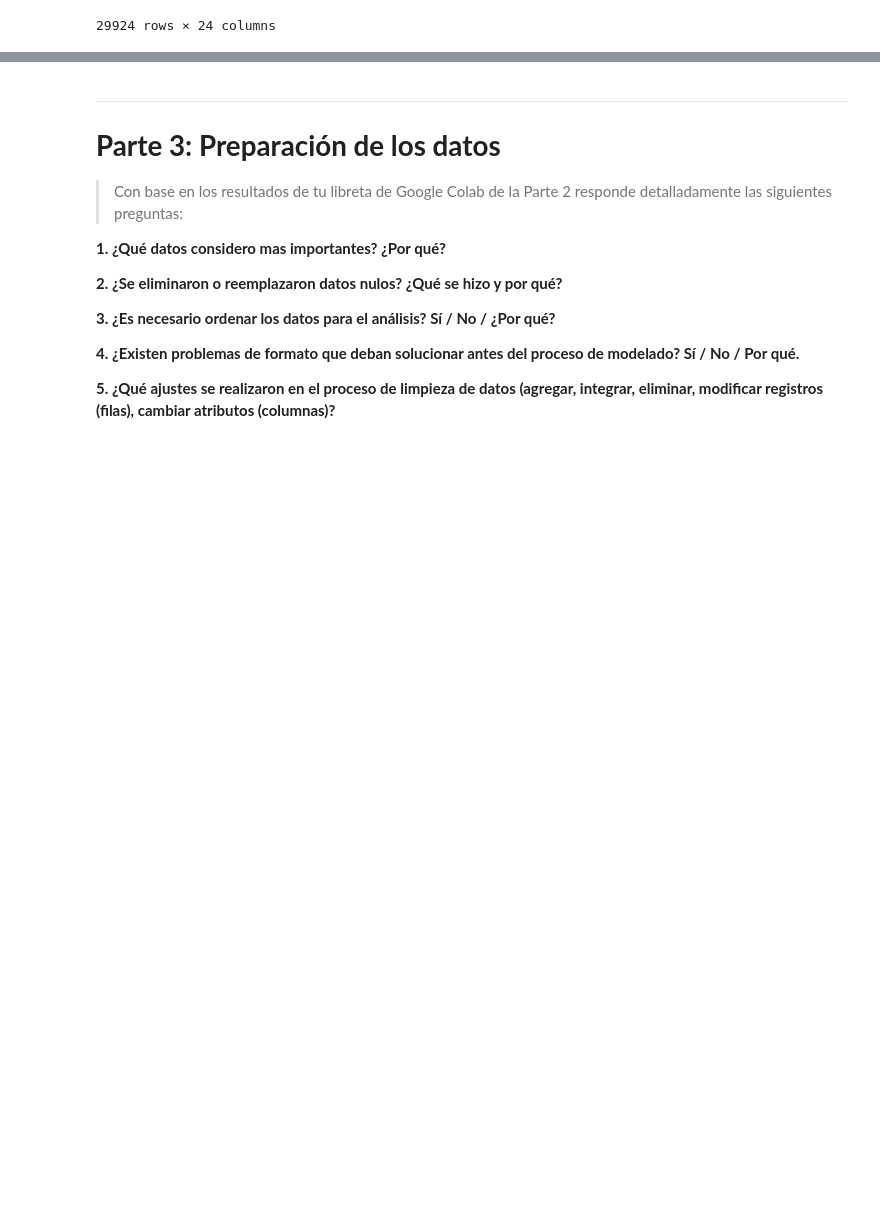
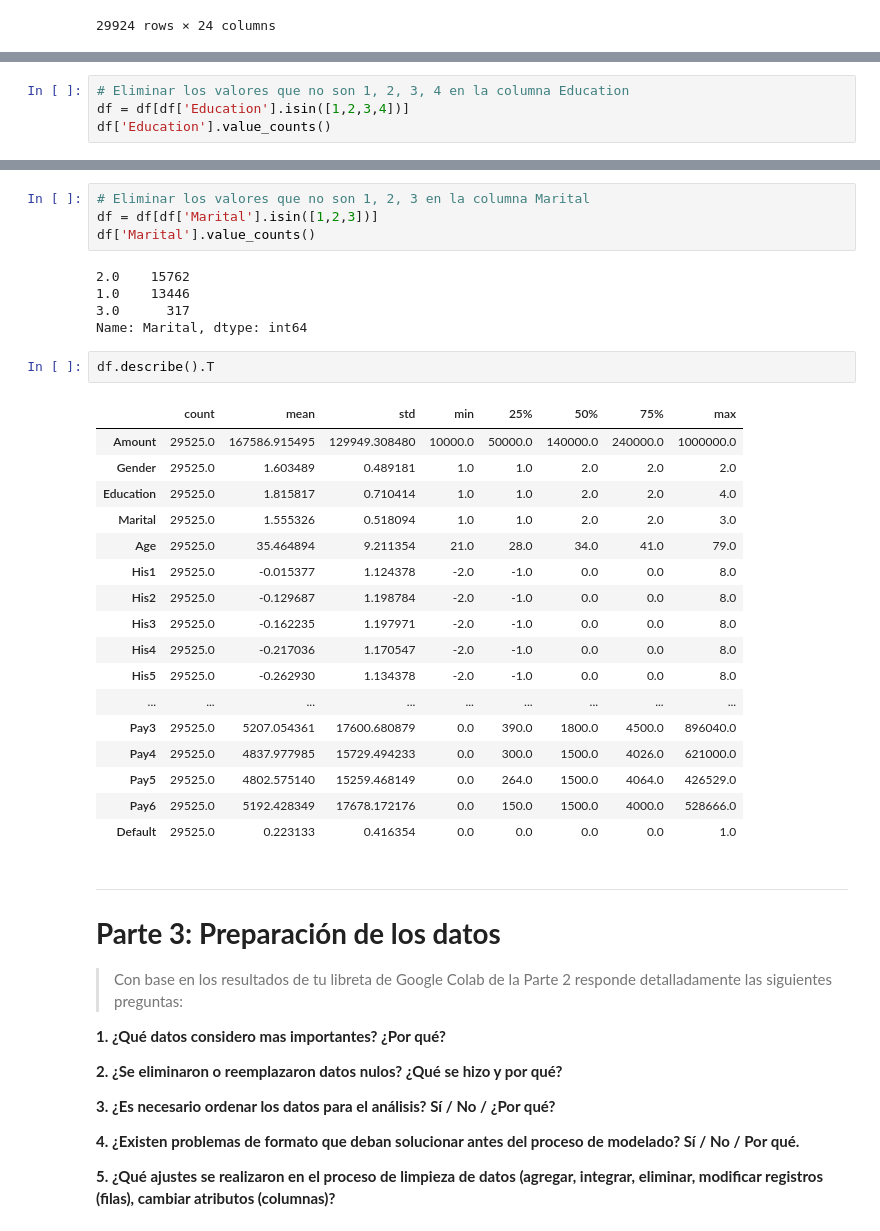
Before and after one commit to PosgradoMNA/actividades-del-projecto-equipo_104, a Jupyter notebook: Semana3_Actividad1_Equipo104.ipynb, the cells around one changed output, grey strips where cells are left out. Saved outputs shown, nothing was run; the diff lists cells and outputs as text; blank space fills up the shorter version.

```diff
--- a/Semana3_Actividad1_Equipo104.ipynb
+++ b/Semana3_Actividad1_Equipo104.ipynb
@@ -265,0 +275,4 @@ df
+# %%
+# Eliminar los valores que no son 1, 2, 3, 4 en la columna Education
+df = df[df['Education'].isin([1,2,3,4])]
+df['Education'].value_counts()
@@ -266,3 +294,32 @@ df
+# %%
+# Eliminar los valores que no son 1, 2, 3 en la columna Marital
+df = df[df['Marital'].isin([1,2,3])]
+df['Marital'].value_counts()
+# %% [output]
+2.0    15762
+1.0    13446
+3.0      317
+Name: Marital, dtype: int64
+# %%
+df.describe().T
+# %% [output]
+|  | count | mean | std | min | 25% | 50% | 75% | max |
+| Amount | 29525.0 | 167586.915495 | 129949.308480 | 10000.0 | 50000.0 | 140000.0 | 240000.0 | 1000000.0 |
+| Gender | 29525.0 | 1.603489 | 0.489181 | 1.0 | 1.0 | 2.0 | 2.0 | 2.0 |
+| Education | 29525.0 | 1.815817 | 0.710414 | 1.0 | 1.0 | 2.0 | 2.0 | 4.0 |
+| Marital | 29525.0 | 1.555326 | 0.518094 | 1.0 | 1.0 | 2.0 | 2.0 | 3.0 |
+| Age | 29525.0 | 35.464894 | 9.211354 | 21.0 | 28.0 | 34.0 | 41.0 | 79.0 |
+| His1 | 29525.0 | -0.015377 | 1.124378 | -2.0 | -1.0 | 0.0 | 0.0 | 8.0 |
+| His2 | 29525.0 | -0.129687 | 1.198784 | -2.0 | -1.0 | 0.0 | 0.0 | 8.0 |
+| His3 | 29525.0 | -0.162235 | 1.197971 | -2.0 | -1.0 | 0.0 | 0.0 | 8.0 |
+| His4 | 29525.0 | -0.217036 | 1.170547 | -2.0 | -1.0 | 0.0 | 0.0 | 8.0 |
+| His5 | 29525.0 | -0.262930 | 1.134378 | -2.0 | -1.0 | 0.0 | 0.0 | 8.0 |
+| ... | ... | ... | ... | ... | ... | ... | ... | ... |
+| Pay3 | 29525.0 | 5207.054361 | 17600.680879 | 0.0 | 390.0 | 1800.0 | 4500.0 | 896040.0 |
+| Pay4 | 29525.0 | 4837.977985 | 15729.494233 | 0.0 | 300.0 | 1500.0 | 4026.0 | 621000.0 |
+| Pay5 | 29525.0 | 4802.575140 | 15259.468149 | 0.0 | 264.0 | 1500.0 | 4064.0 | 426529.0 |
+| Pay6 | 29525.0 | 5192.428349 | 17678.172176 | 0.0 | 150.0 | 1500.0 | 4000.0 | 528666.0 |
+| Default | 29525.0 | 0.223133 | 0.416354 | 0.0 | 0.0 | 0.0 | 0.0 | 1.0 |
 # %% [markdown]
 ----
 # **Parte 3: Preparación de los datos**
```
Also changed, not shown: parts of 14 cells of this notebook.
